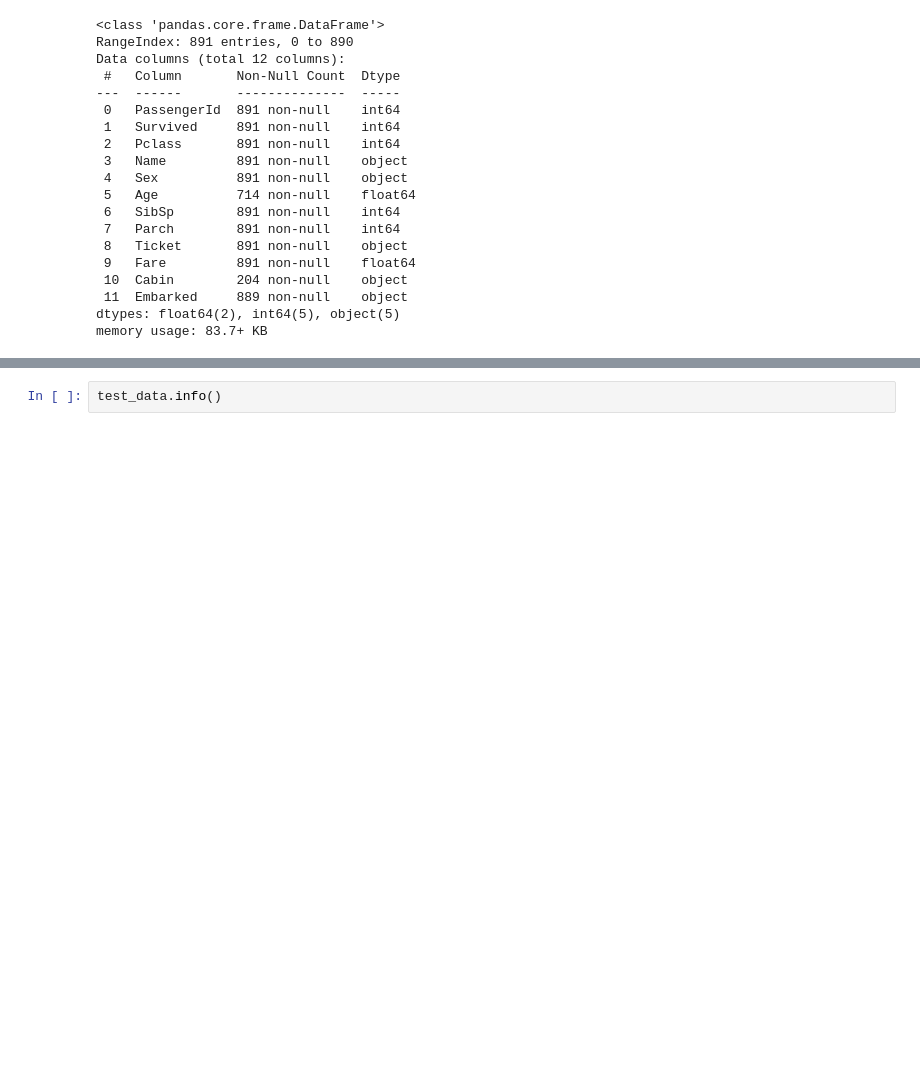
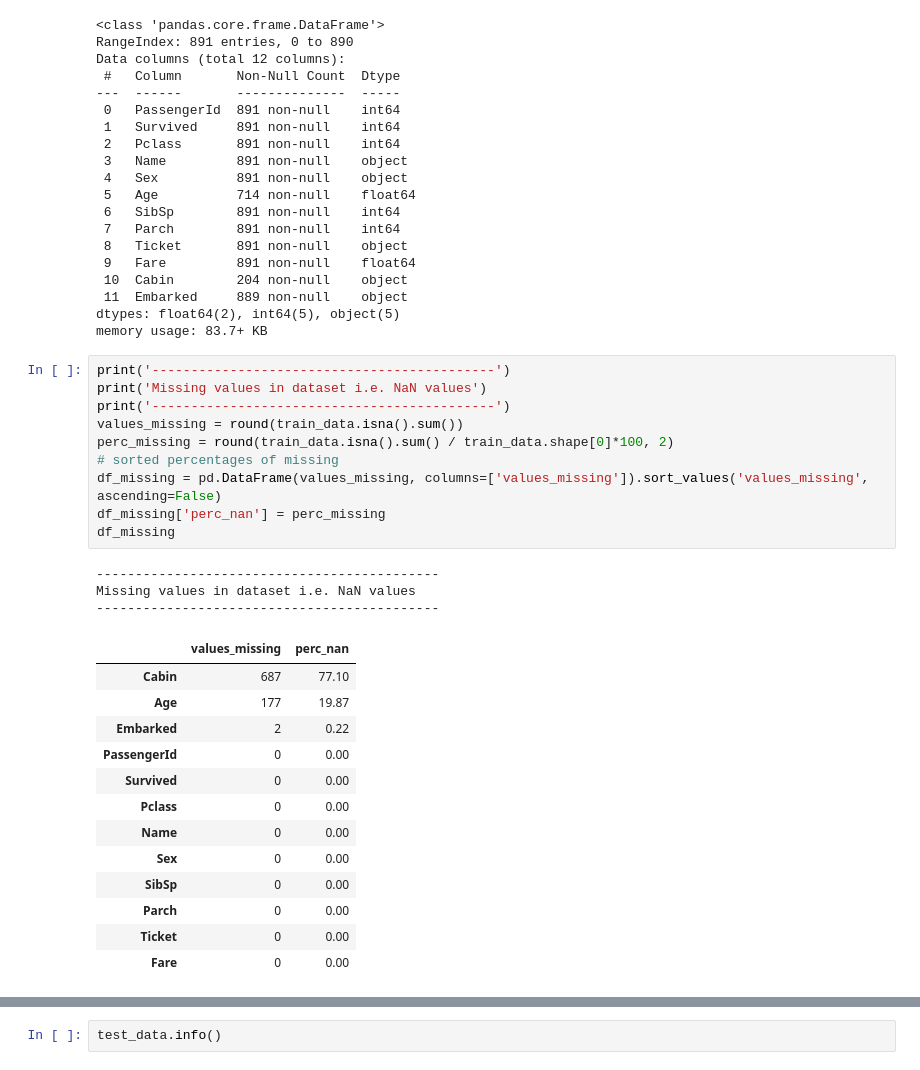
Before and after one commit to tonyhollaar/kaggle-competitions, a Jupyter notebook: titanic-machine-learning-from-disaster.ipynb, the cells around one changed output, grey strips where cells are left out. Cells and saved outputs as stored; diff of their text form; blank space fills up the shorter version.

```diff
--- a/titanic-machine-learning-from-disaster.ipynb
+++ b/titanic-machine-learning-from-disaster.ipynb
@@ -105,3 +107,30 @@ Data columns (total 12 columns):
  11  Embarked     889 non-null    object
 dtypes: float64(2), int64(5), object(5)
 memory usage: 83.7+ KB
+# %%
+print('--------------------------------------------')
+print('Missing values in dataset i.e. NaN values')
+print('--------------------------------------------')
+values_missing = round(train_data.isna().sum())
+perc_missing = round(train_data.isna().sum() / train_data.shape[0]*100, 2)
+# sorted percentages of missing
+df_missing = pd.DataFrame(values_missing, columns=['values_missing']).sort_values('values_missing', ascending=False)
+df_missing['perc_nan'] = perc_missing
+df_missing
+# %% [output]
+--------------------------------------------
+Missing values in dataset i.e. NaN values
+--------------------------------------------
+|  | values_missing | perc_nan |
+| Cabin | 687 | 77.10 |
+| Age | 177 | 19.87 |
+| Embarked | 2 | 0.22 |
+| PassengerId | 0 | 0.00 |
+| Survived | 0 | 0.00 |
+| Pclass | 0 | 0.00 |
+| Name | 0 | 0.00 |
+| Sex | 0 | 0.00 |
+| SibSp | 0 | 0.00 |
+| Parch | 0 | 0.00 |
+| Ticket | 0 | 0.00 |
+| Fare | 0 | 0.00 |
```
Also changed, not shown: parts of 12 cells of this notebook.
